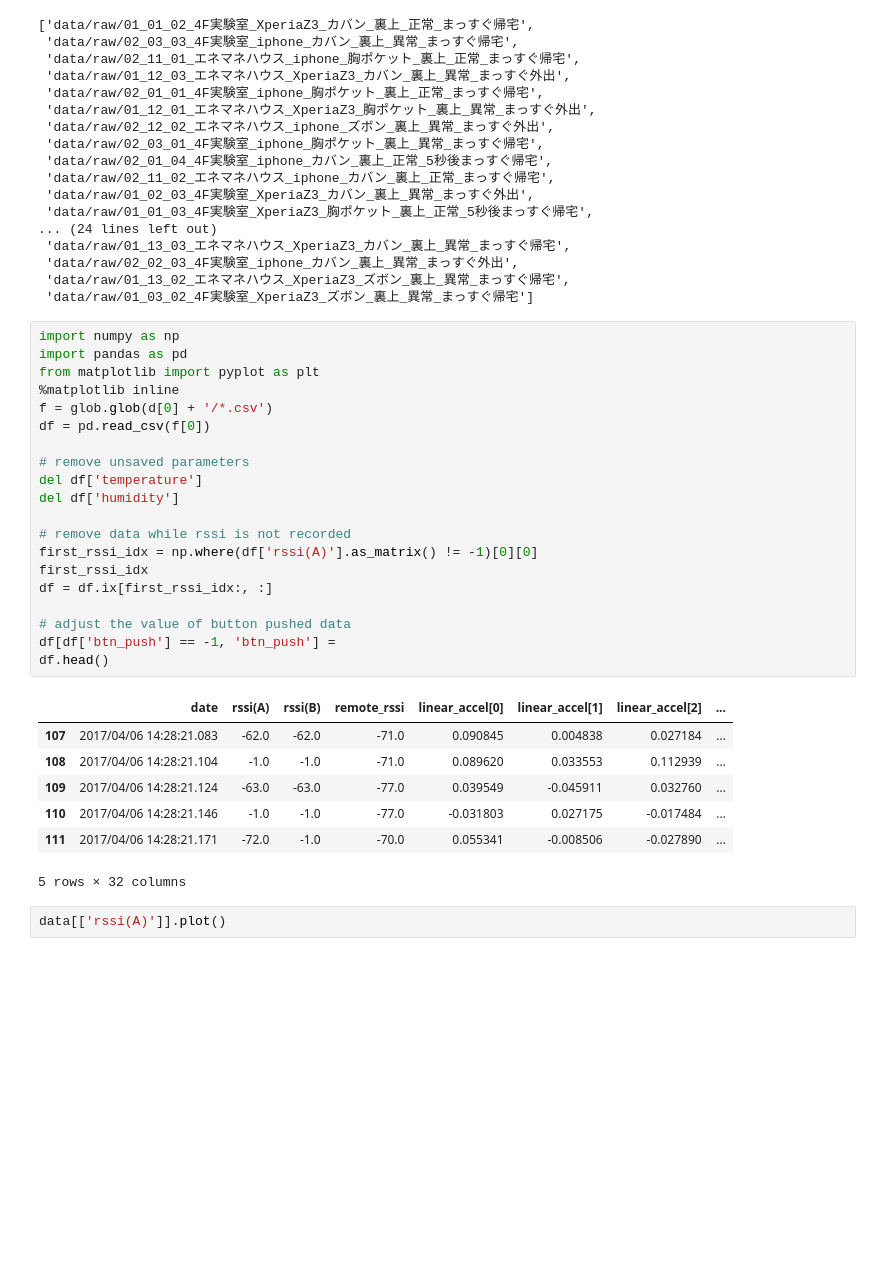
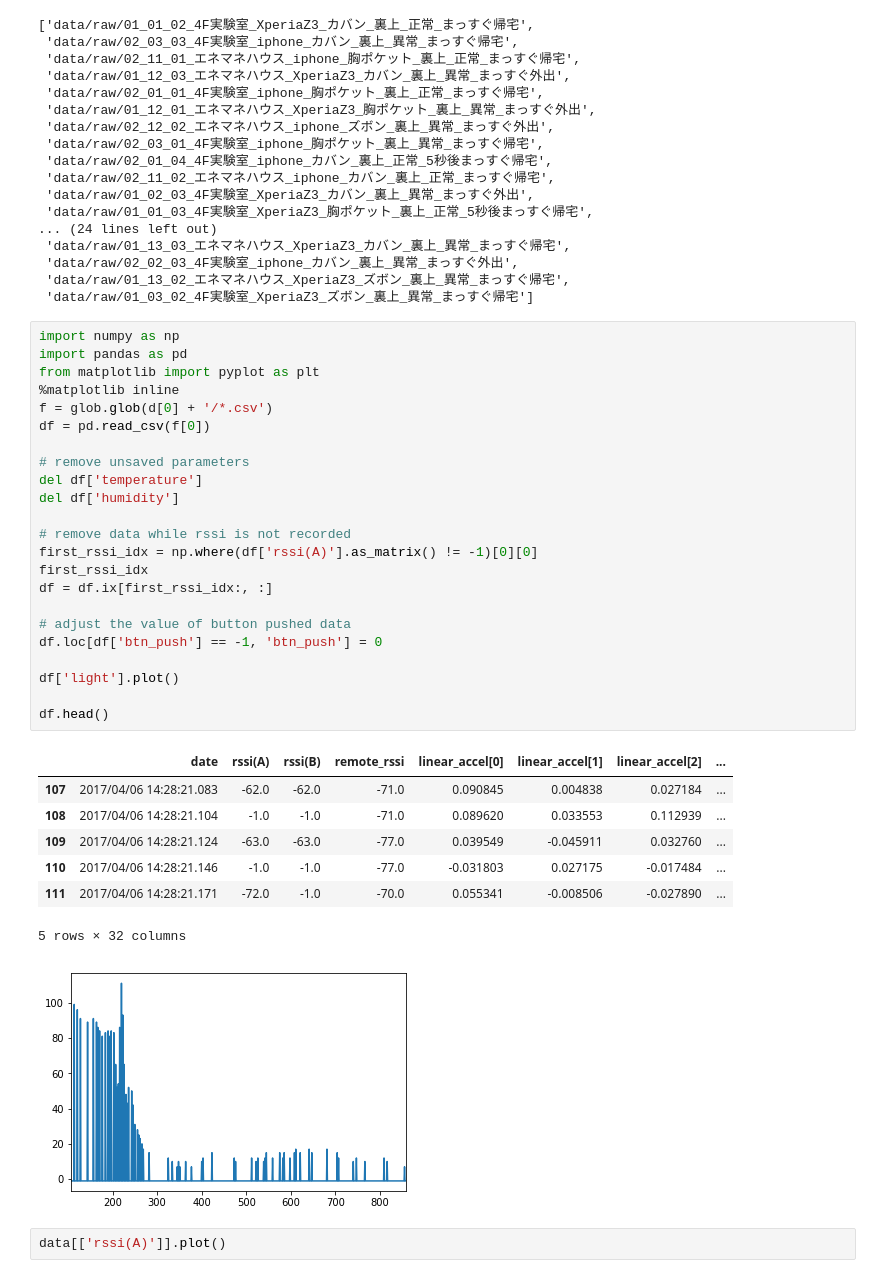
Before and after one commit to refluster/jupyter, a Jupyter notebook: 009.dkj_learn/datasets.ipynb, the cells around one changed output. Saved outputs shown, nothing was run; the diff lists cells and outputs as text; blank space fills up the shorter version.

```diff
--- a/009.dkj_learn/datasets.ipynb
+++ b/009.dkj_learn/datasets.ipynb
@@ -23,31 +23,35 @@ d
 # %%
 import numpy as np
 import pandas as pd
 from matplotlib import pyplot as plt
 %matplotlib inline
 f = glob.glob(d[0] + '/*.csv')
 df = pd.read_csv(f[0])
 
 # remove unsaved parameters
 del df['temperature']
 del df['humidity']
 
 # remove data while rssi is not recorded
 first_rssi_idx = np.where(df['rssi(A)'].as_matrix() != -1)[0][0]
 first_rssi_idx
 df = df.ix[first_rssi_idx:, :]
 
 # adjust the value of button pushed data
-df[df['btn_push'] == -1, 'btn_push'] =
+df.loc[df['btn_push'] == -1, 'btn_push'] = 0
+
+df['light'].plot()
+
 df.head()
 # %% [output]
 |  | date | rssi(A) | rssi(B) | remote_rssi | linear_accel[0] | linear_accel[1] | linear_accel[2] | ... |
 | 107 | 2017/04/06 14:28:21.083 | -62.0 | -62.0 | -71.0 | 0.090845 | 0.004838 | 0.027184 | ... |
 | 108 | 2017/04/06 14:28:21.104 | -1.0 | -1.0 | -71.0 | 0.089620 | 0.033553 | 0.112939 | ... |
 | 109 | 2017/04/06 14:28:21.124 | -63.0 | -63.0 | -77.0 | 0.039549 | -0.045911 | 0.032760 | ... |
 | 110 | 2017/04/06 14:28:21.146 | -1.0 | -1.0 | -77.0 | -0.031803 | 0.027175 | -0.017484 | ... |
 | 111 | 2017/04/06 14:28:21.171 | -72.0 | -1.0 | -70.0 | 0.055341 | -0.008506 | -0.027890 | ... |
 5 rows × 32 columns
+[figure, added]
 # %%
 data[['rssi(A)']].plot()
 # %% [output]
```
